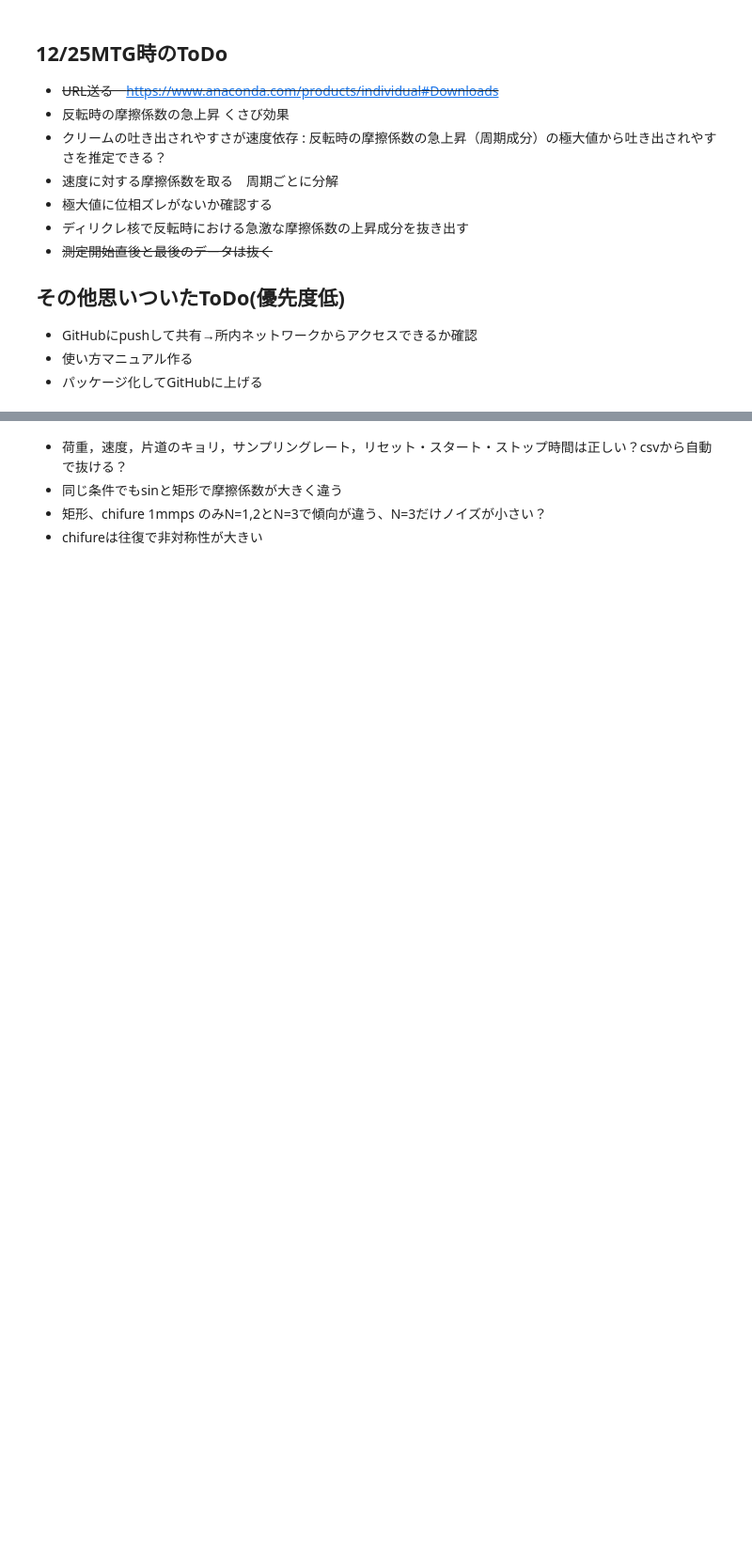
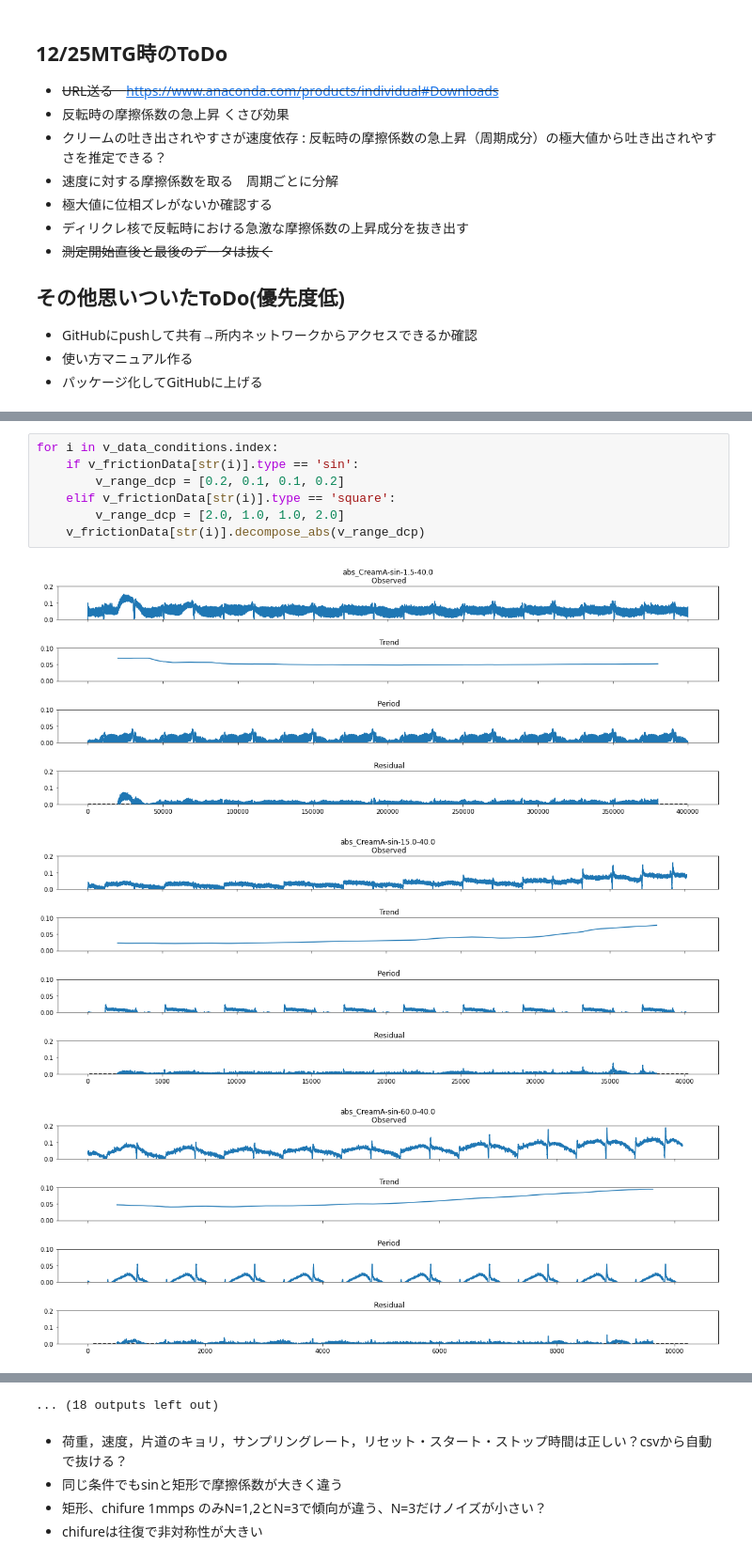
Before and after one commit to NagiYoshitsugu/Friction, a Jupyter notebook: 210115.ipynb, the cells around one changed output, grey strips where cells are left out. Shown at 94% size. Saved outputs shown, nothing was run; the diff lists cells and outputs as text; blank space fills up the shorter version.

```diff
--- a/210115.ipynb
+++ b/210115.ipynb
@@ -447,0 +76,11 @@ v_inst_creamB_40mmps_N03.decompose_abs(v_range_dcp_square)
+# %%
+for i in v_data_conditions.index:
+    if v_frictionData[str(i)].type == 'sin':
+        v_range_dcp = [0.2, 0.1, 0.1, 0.2]
+    elif v_frictionData[str(i)].type == 'square':
+        v_range_dcp = [2.0, 1.0, 1.0, 2.0]
+    v_frictionData[str(i)].decompose_abs(v_range_dcp)
+# %% [output]
+[figure, added]
+[figure, added]
+[figure, added]
@@ -448,3 +96,4 @@ v_inst_creamB_40mmps_N03.decompose_abs(v_range_dcp_square)
+... (18 outputs left out)
 # %% [markdown]
 * 荷重，速度，片道のキョリ，サンプリングレート，リセット・スタート・ストップ時間は正しい？csvから自動で抜ける？
 * 同じ条件でもsinと矩形で摩擦係数が大きく違う
```
Also changed, not shown: parts of 74 cells of this notebook.
